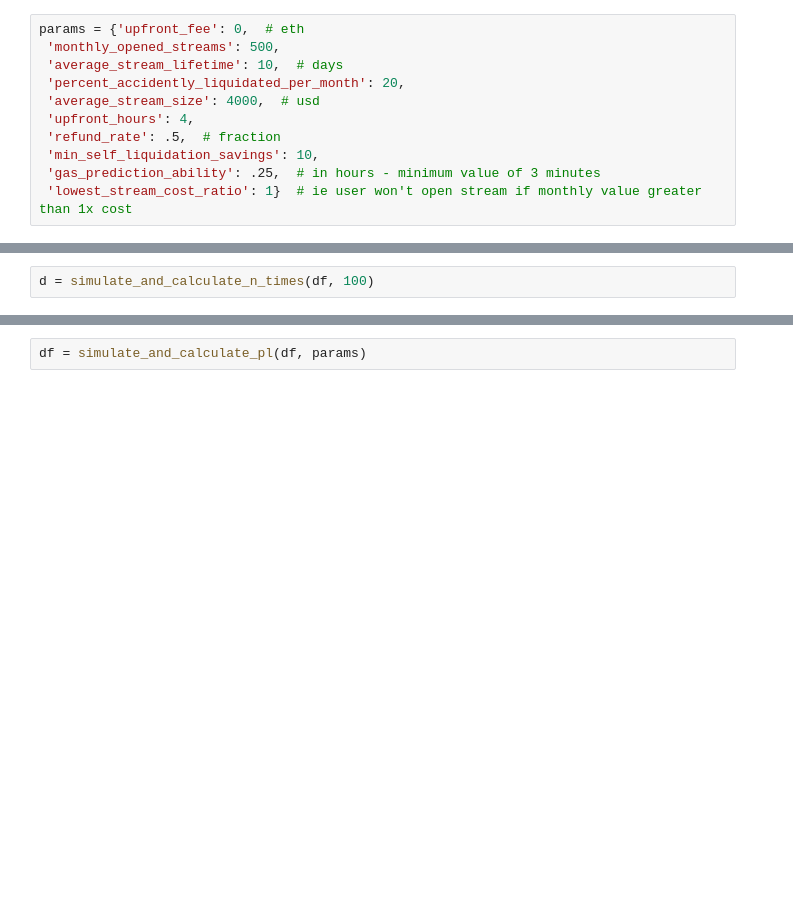
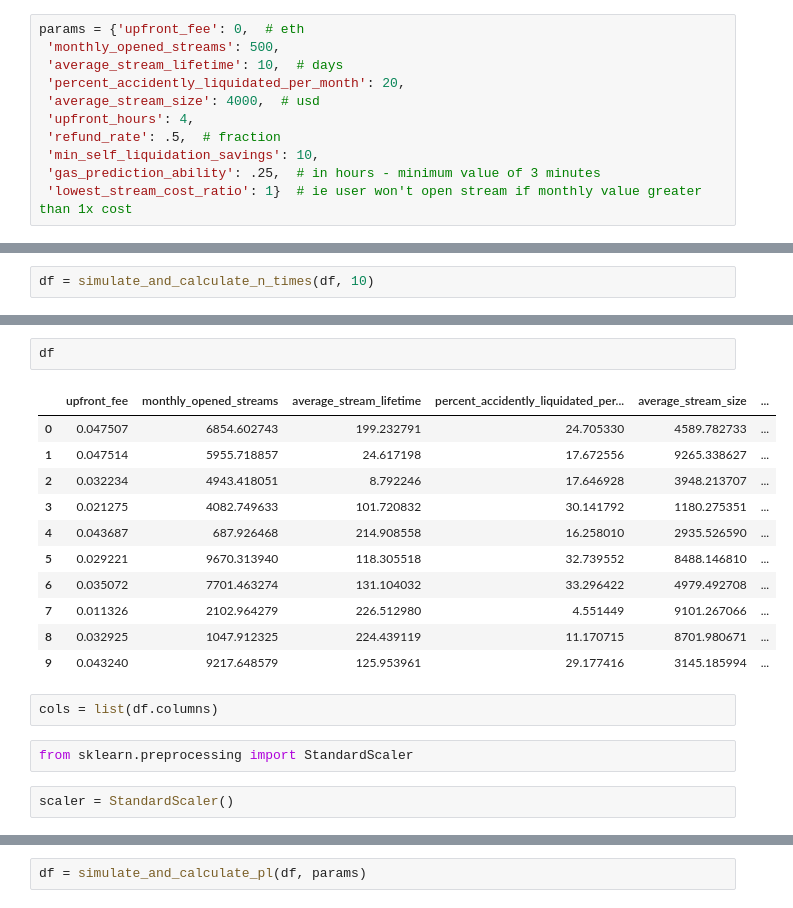
Before and after one commit to mcurcio5/superfluid-liquidations, a Jupyter notebook: test.ipynb, the cells around one changed output, grey strips where cells are left out. Saved outputs shown, nothing was run; the diff lists cells and outputs as text; blank space fills up the shorter version.

```diff
--- a/test.ipynb
+++ b/test.ipynb
@@ -60,2 +56,2 @@ df
 # %%
-d = simulate_and_calculate_n_times(df, 100)
+df = simulate_and_calculate_n_times(df, 10)
@@ -77,0 +58,20 @@ d
+# %%
+df
+# %% [output]
+|  | upfront_fee | monthly_opened_streams | average_stream_lifetime | percent_accidently_liquidated_per... | average_stream_size | ... |
+| 0 | 0.047507 | 6854.602743 | 199.232791 | 24.705330 | 4589.782733 | ... |
+| 1 | 0.047514 | 5955.718857 | 24.617198 | 17.672556 | 9265.338627 | ... |
+| 2 | 0.032234 | 4943.418051 | 8.792246 | 17.646928 | 3948.213707 | ... |
+| 3 | 0.021275 | 4082.749633 | 101.720832 | 30.141792 | 1180.275351 | ... |
+| 4 | 0.043687 | 687.926468 | 214.908558 | 16.258010 | 2935.526590 | ... |
+| 5 | 0.029221 | 9670.313940 | 118.305518 | 32.739552 | 8488.146810 | ... |
+| 6 | 0.035072 | 7701.463274 | 131.104032 | 33.296422 | 4979.492708 | ... |
+| 7 | 0.011326 | 2102.964279 | 226.512980 | 4.551449 | 9101.267066 | ... |
+| 8 | 0.032925 | 1047.912325 | 224.439119 | 11.170715 | 8701.980671 | ... |
+| 9 | 0.043240 | 9217.648579 | 125.953961 | 29.177416 | 3145.185994 | ... |
+# %%
+cols = list(df.columns)
+# %%
+from sklearn.preprocessing import StandardScaler
+# %%
+scaler = StandardScaler()
```
Also changed, not shown: parts of 14 cells of this notebook, 6 other files.
